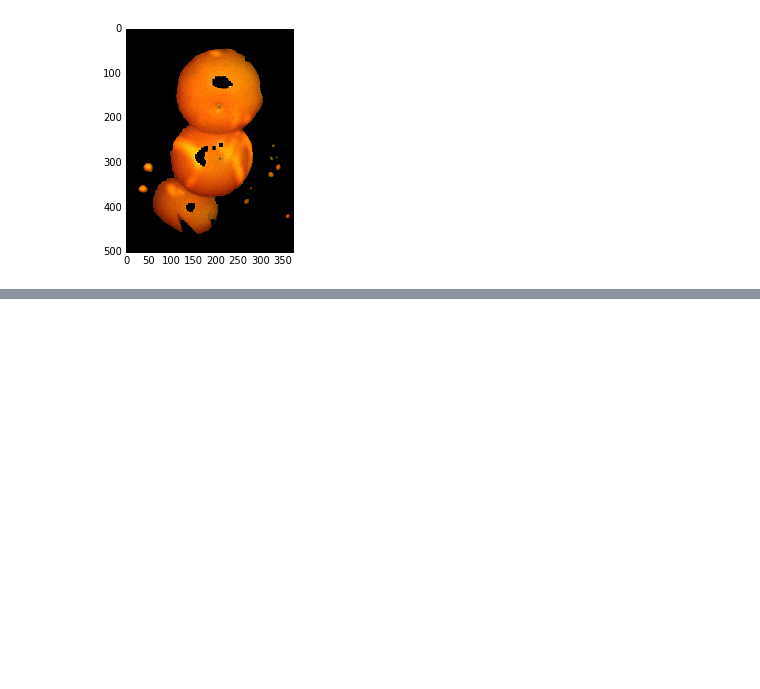
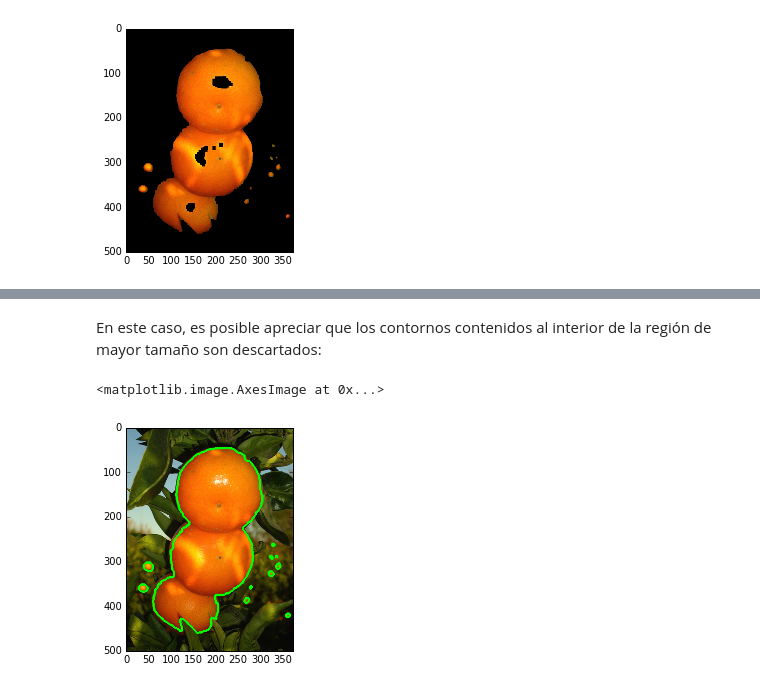
Before and after one commit to PythonBootcampUniandes/notas-de-clase, a Jupyter notebook: OpenCV/3. OpenCV - Procesamiento de Imágenes.ipynb, the cells around one changed output, grey strips where cells are left out. Cells and saved outputs as stored; diff of their text form; code cells hidden in the pictures; blank space fills up the shorter version.

```diff
--- a/OpenCV/3. OpenCV - Procesamiento de Imágenes.ipynb
+++ b/OpenCV/3. OpenCV - Procesamiento de Imágenes.ipynb
@@ -184,0 +253,5 @@ En OpenCV, la detección de contornos (fronteras de las regiones) se realiza emp
+# %%
+mask = mask_original.copy()
+_, contours, hierarchy = cv2.findContours(mask, cv2.RETR_EXTERNAL, cv2.CHAIN_APPROX_SIMPLE)
+
+print("Se detectaron: {0} contornos".format(len(contours)))
@@ -184,0 +274,9 @@ En OpenCV, la detección de contornos (fronteras de las regiones) se realiza emp
+# %% [markdown]
+En este caso, es posible apreciar que los contornos contenidos al interior de la región de mayor tamaño son descartados:
+# %%
+img_contours = img.copy()
+img_contours = cv2.drawContours(img_contours, contours, -1, (0, 255, 0), 3)
+plt.imshow(img_contours)
+# %% [output]
+<matplotlib.image.AxesImage at 0x...>
+[figure, added]
```
Also changed, not shown: parts of 56 cells of this notebook, 7 other files.
